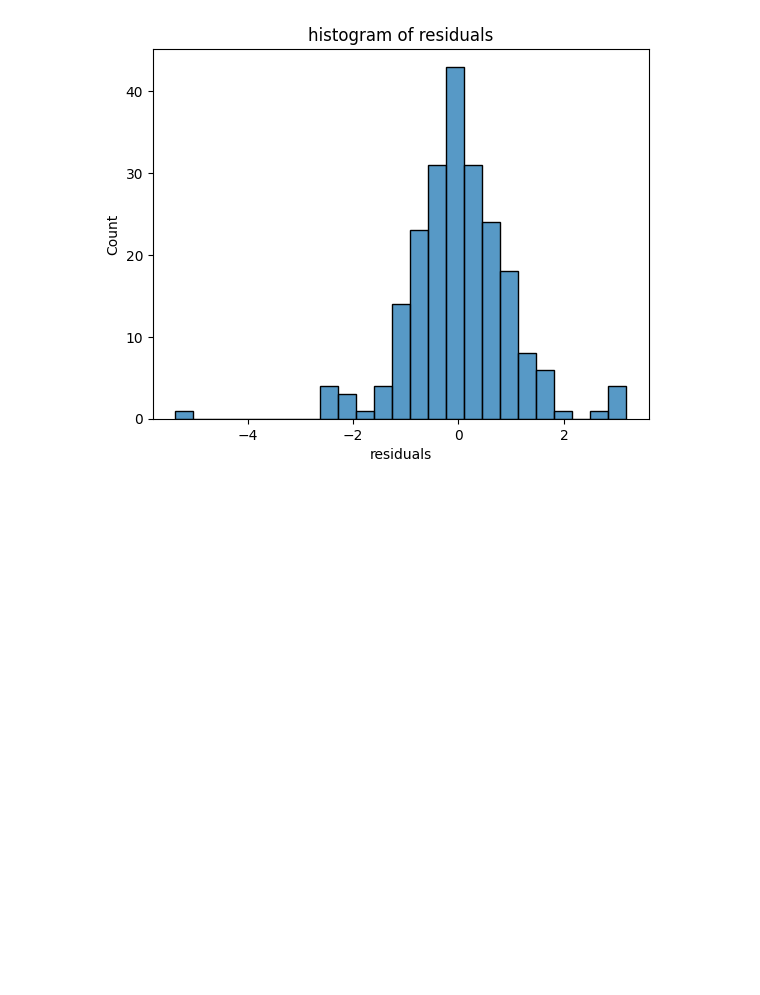
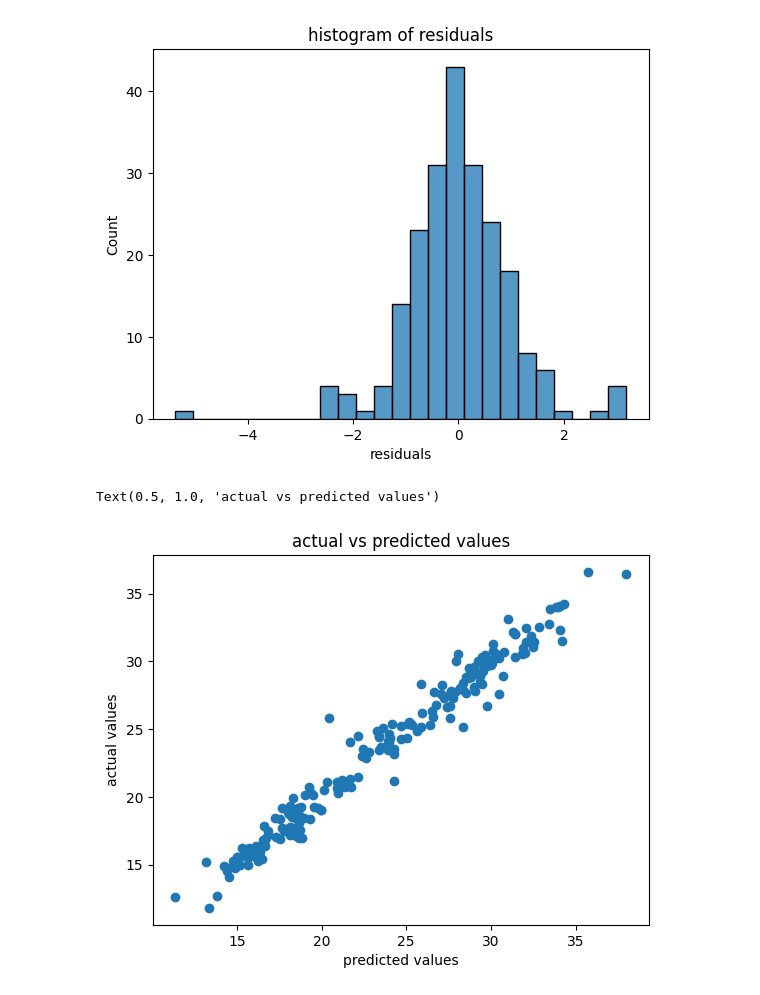
Before and after one commit to eliannemejia/OpenPort, a Jupyter notebook: datasets/raw-datasets/social_API.ipynb, the cells around one changed output. Saved outputs shown, nothing was run; the diff lists cells and outputs as text; code cells hidden in the pictures; blank space fills up the shorter version.

```diff
--- a/datasets/raw-datasets/social_API.ipynb
+++ b/datasets/raw-datasets/social_API.ipynb
@@ -271,3 +271,12 @@ plt.title("histogram of residuals")
 plt.show()
 # %% [output]
 [figure]
+# %%
+preds = np.matmul(X, m)
+plt.scatter(y, preds)
+plt.xlabel("predicted values")
+plt.ylabel("actual values")
+plt.title("actual vs predicted values")
+# %% [output]
+Text(0.5, 1.0, 'actual vs predicted values')
+[figure, added]
```
Also changed, not shown: 5 other files.
